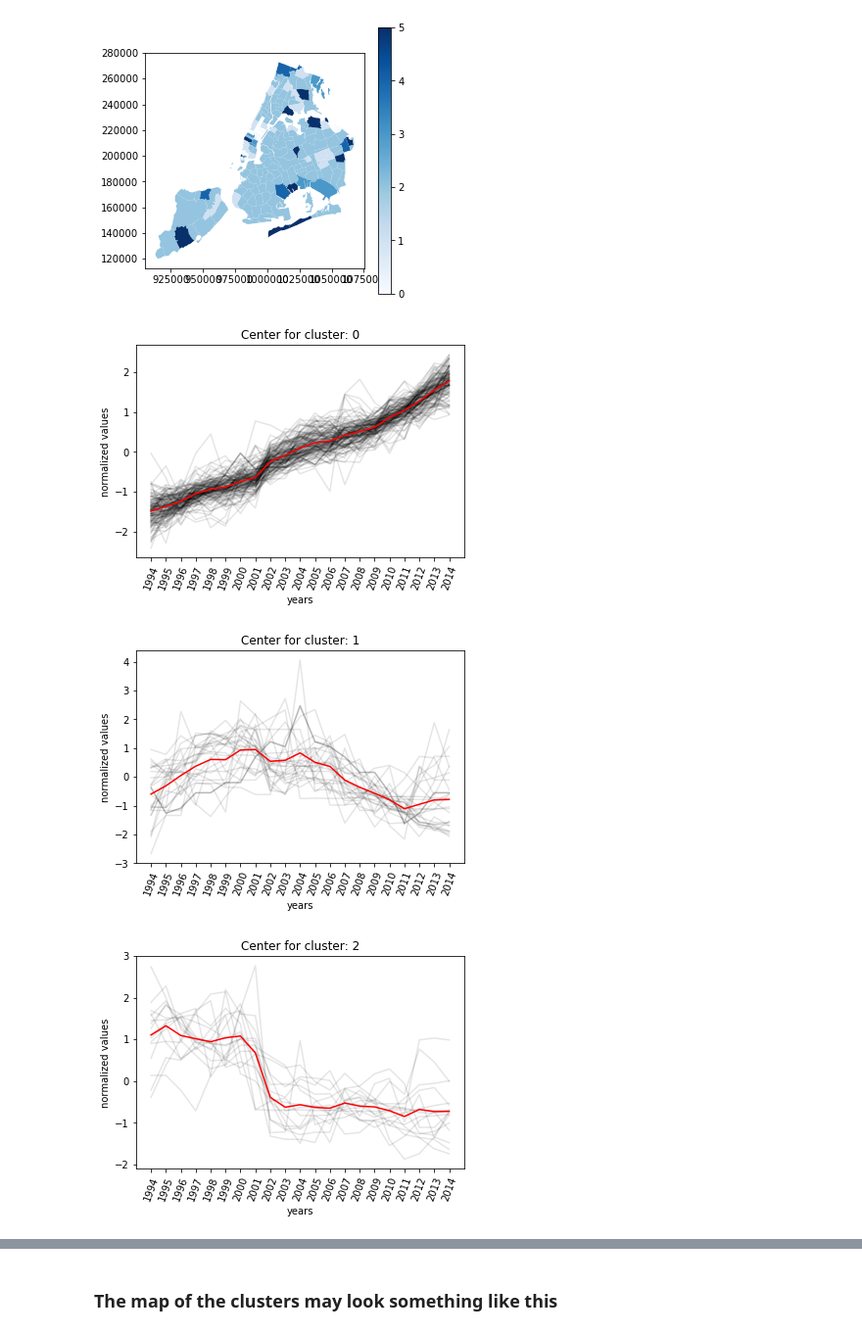
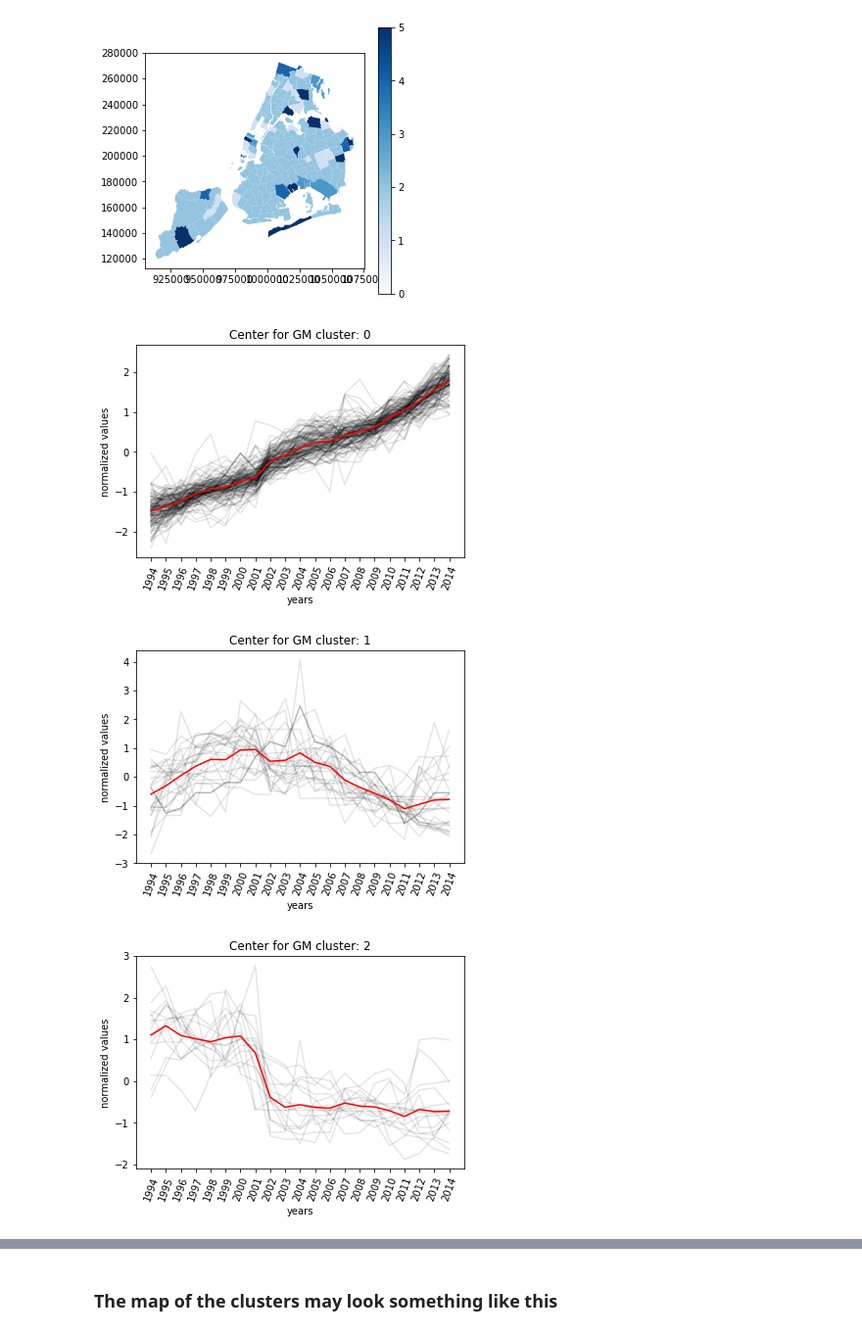
Before and after one commit to SPTKL/PUI2017_bc1561, a Jupyter notebook: HW11_bc1561/HW11_Assignment1_instructions.ipynb, the cells around one changed output, grey strips where cells are left out. Shown at 98% size. Drawn from its saved outputs; the diff is of its cells as text; code cells hidden in the pictures.

```diff
--- a/HW11_bc1561/HW11_Assignment1_instructions.ipynb
+++ b/HW11_bc1561/HW11_Assignment1_instructions.ipynb
@@ -215,6 +215,6 @@ for i in range(6):
     plt.xticks(list(range(21)), range(1994,2015),rotation = 70)
     plt.xlabel('years')
     plt.ylabel('normalized values')
-    plt.title('Center for cluster: ' + str(i))
+    plt.title('Center for KM cluster: ' + str(i))
     plt.show()
 # %% [output]
@@ -238,16 +238,16 @@ data.plot(column = 'GM7', cmap="Blues", figsize = (5,5), legend = True);
 # %%
 for i in range(6):
     plt.figure()
     df = data[data.GM7 == i]
     for j in range(df.shape[0]):
         plt.plot(list(range(21)), df.iloc[j, 1:22], c = 'k', alpha = 0.1)
     plt.plot(list(range(21)), list(df.iloc[:, 1:22].mean(axis = 0)), c = 'red')
     plt.xticks(list(range(21)), range(1994,2015),rotation = 70)
     plt.xlabel('years')
     plt.ylabel('normalized values')
-    plt.title('Center for cluster: ' + str(i))
+    plt.title('Center for GM cluster: ' + str(i))
     plt.show()
 # %% [output]
-[figure, old version]
+[figure, new version]
-[figure, old version]
+[figure, new version]
-[figure, old version]
+[figure, new version]
```
Also changed, not shown: parts of 3 cells of this notebook, 1 other file.
